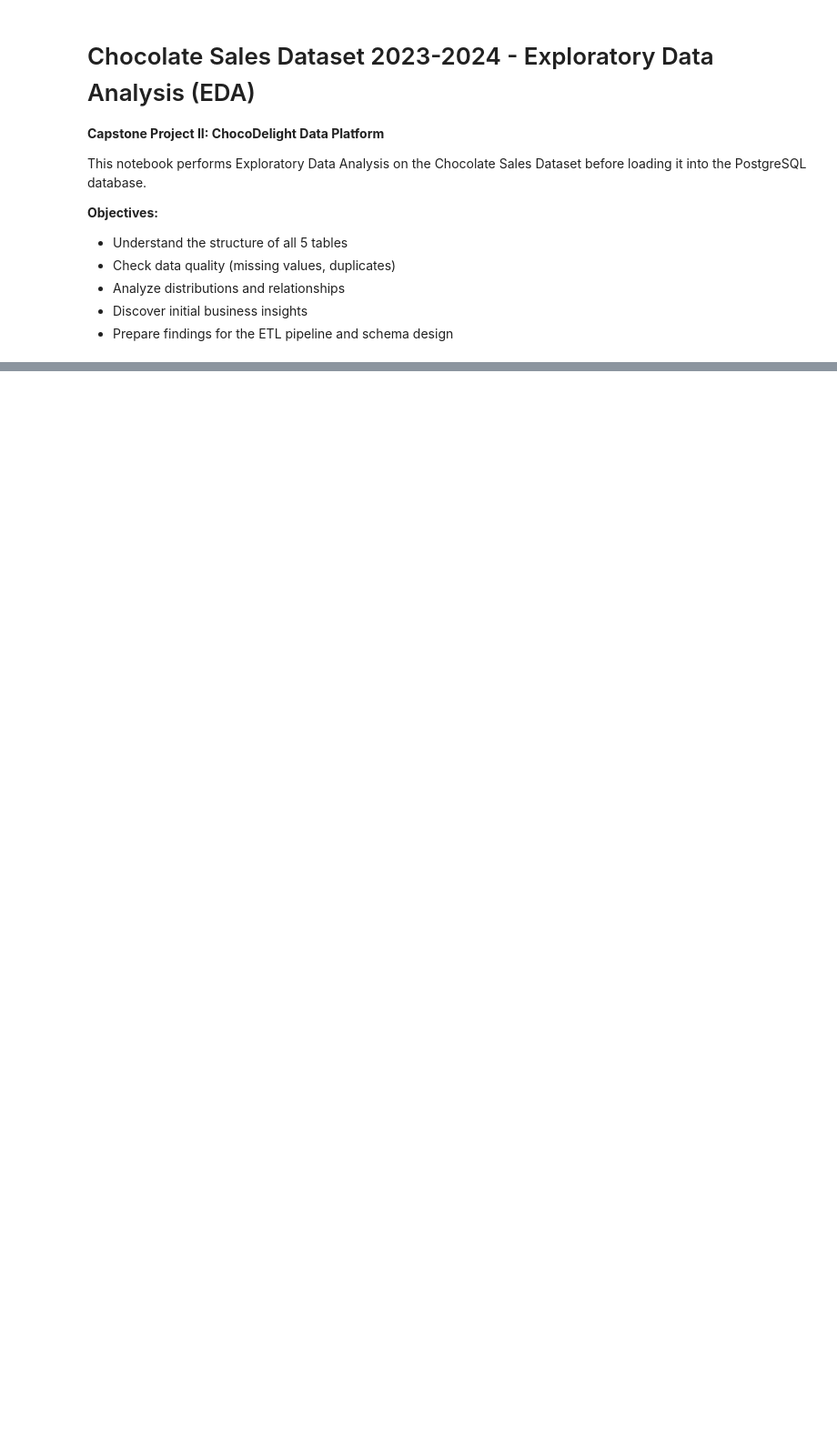
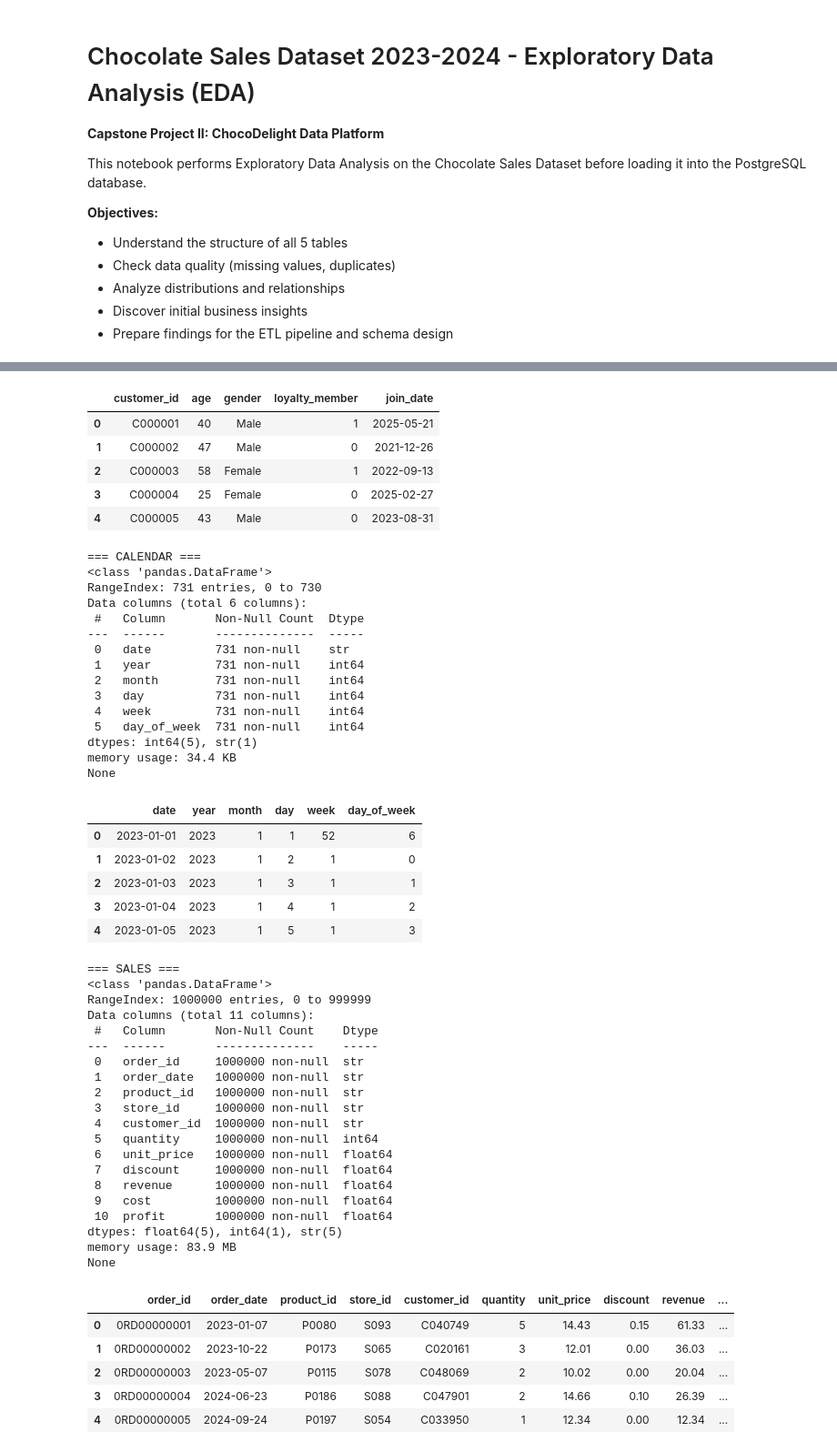
Before and after one commit to samuelede/ChocoDelight-Data-Platform, a Jupyter notebook: notebooks/01_eda_chocolate_sales.ipynb, the cells around one changed output, grey strips where cells are left out. Shown at 91% size. Cells and saved outputs as stored; diff of their text form; code cells hidden in the pictures; blank space fills up the shorter version.

```diff
--- a/notebooks/01_eda_chocolate_sales.ipynb
+++ b/notebooks/01_eda_chocolate_sales.ipynb
@@ -44,0 +55,23 @@ print(f"Sales shape: {sales.shape}")
+# %%
+# Display basic information for each table
+print("=== PRODUCTS ===")
+print(products.info())
+print("\nFirst 5 rows:")
+display(products.head())
+
+print("\n=== STORES ===")
+print(stores.info())
+display(stores.head())
+
+print("\n=== CUSTOMERS ===")
+print(customers.info())
+display(customers.head())
+
+print("\n=== CALENDAR ===")
+print(calendar.info())
+display(calendar.head())
+
+print("\n=== SALES ===")
+print(sales.info())
+display(sales.head())
+# %% [output]
@@ -44,0 +135,53 @@ print(f"Sales shape: {sales.shape}")
+|  | customer_id | age | gender | loyalty_member | join_date |
+| 0 | C000001 | 40 | Male | 1 | 2025-05-21 |
+| 1 | C000002 | 47 | Male | 0 | 2021-12-26 |
+| 2 | C000003 | 58 | Female | 1 | 2022-09-13 |
+| 3 | C000004 | 25 | Female | 0 | 2025-02-27 |
+| 4 | C000005 | 43 | Male | 0 | 2023-08-31 |
+=== CALENDAR ===
+<class 'pandas.DataFrame'>
+RangeIndex: 731 entries, 0 to 730
+Data columns (total 6 columns):
+ #   Column       Non-Null Count  Dtype
+---  ------       --------------  -----
+ 0   date         731 non-null    str
+ 1   year         731 non-null    int64
+ 2   month        731 non-null    int64
+ 3   day          731 non-null    int64
+ 4   week         731 non-null    int64
+ 5   day_of_week  731 non-null    int64
+dtypes: int64(5), str(1)
+memory usage: 34.4 KB
+None
+|  | date | year | month | day | week | day_of_week |
+| 0 | 2023-01-01 | 2023 | 1 | 1 | 52 | 6 |
+| 1 | 2023-01-02 | 2023 | 1 | 2 | 1 | 0 |
+| 2 | 2023-01-03 | 2023 | 1 | 3 | 1 | 1 |
+| 3 | 2023-01-04 | 2023 | 1 | 4 | 1 | 2 |
+| 4 | 2023-01-05 | 2023 | 1 | 5 | 1 | 3 |
+=== SALES ===
+<class 'pandas.DataFrame'>
+RangeIndex: 1000000 entries, 0 to 999999
+Data columns (total 11 columns):
+ #   Column       Non-Null Count    Dtype
+---  ------       --------------    -----
+ 0   order_id     1000000 non-null  str
+ 1   order_date   1000000 non-null  str
+ 2   product_id   1000000 non-null  str
+ 3   store_id     1000000 non-null  str
+ 4   customer_id  1000000 non-null  str
+ 5   quantity     1000000 non-null  int64
+ 6   unit_price   1000000 non-null  float64
+ 7   discount     1000000 non-null  float64
+ 8   revenue      1000000 non-null  float64
+ 9   cost         1000000 non-null  float64
+ 10  profit       1000000 non-null  float64
+dtypes: float64(5), int64(1), str(5)
+memory usage: 83.9 MB
+None
+|  | order_id | order_date | product_id | store_id | customer_id | quantity | unit_price | discount | revenue | ... |
+| 0 | 0RD00000001 | 2023-01-07 | P0080 | S093 | C040749 | 5 | 14.43 | 0.15 | 61.33 | ... |
+| 1 | 0RD00000002 | 2023-10-22 | P0173 | S065 | C020161 | 3 | 12.01 | 0.00 | 36.03 | ... |
+| 2 | 0RD00000003 | 2023-05-07 | P0115 | S078 | C048069 | 2 | 10.02 | 0.00 | 20.04 | ... |
+| 3 | 0RD00000004 | 2024-06-23 | P0186 | S088 | C047901 | 2 | 14.66 | 0.10 | 26.39 | ... |
+| 4 | 0RD00000005 | 2024-09-24 | P0197 | S054 | C033950 | 1 | 12.34 | 0.00 | 12.34 | ... |
```
Also changed, not shown: parts of 12 cells of this notebook, 2 other files.
